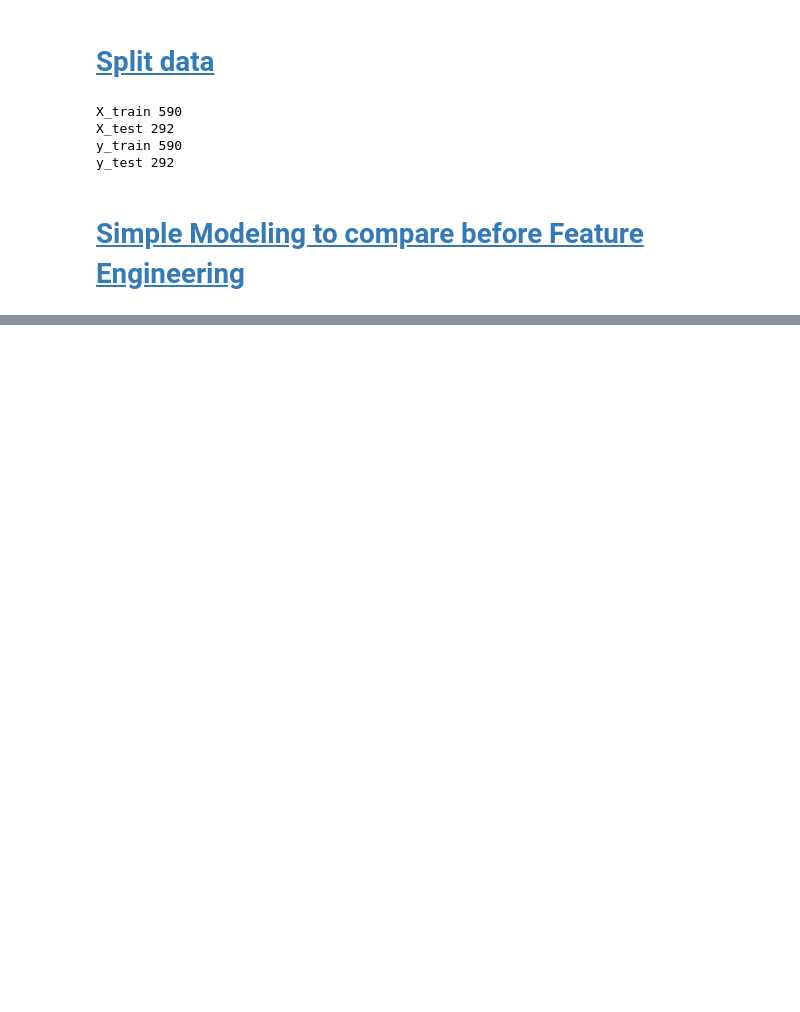
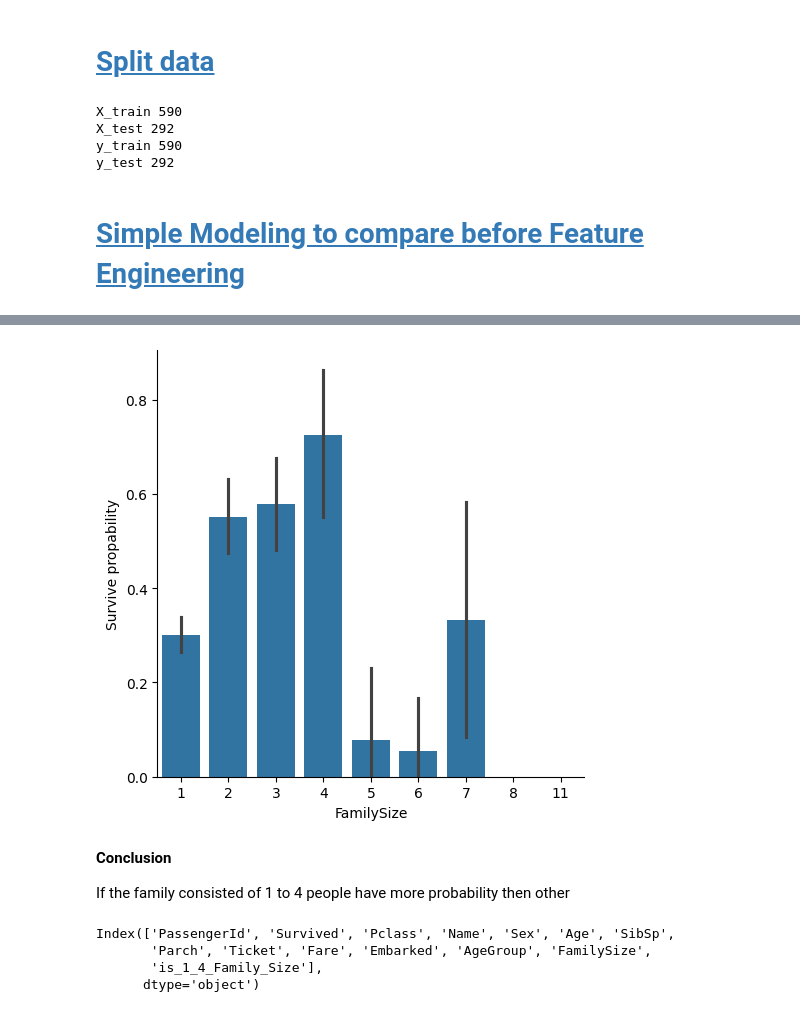
Before and after one commit to Moraw1993/Programowanie-SI, a Jupyter notebook: 5. Sklearn/titanic.ipynb, the cells around one changed output, grey strips where cells are left out. Cells and saved outputs as stored; diff of their text form; code cells hidden in the pictures; blank space fills up the shorter version.

```diff
--- a/5. Sklearn/titanic.ipynb
+++ b/5. Sklearn/titanic.ipynb
@@ -928,0 +998,6 @@ Testing Accuracy: % 80.82
+# %%
+df_fe = df_org.copy()
+
+bins = [0, 10, 19, 60, np.inf]
+labels = ['dzieci', 'młodzież', 'dorośli', 'osoby_starsze']
+df_fe['AgeGroup'] = pd.cut(df_fe['Age'], bins=bins, labels=labels)
@@ -928,0 +1010,3 @@ Testing Accuracy: % 80.82
+# %%
+df_fe['FamilySize'] = df_fe['SibSp'] + df_fe['Parch'] + 1
+df_fe.head(10)
@@ -928,0 +1025,18 @@ Testing Accuracy: % 80.82
+# %%
+cp= sns.catplot(df_fe, x='FamilySize', y='Survived', kind='bar')
+cp.set_ylabels('Survive propability')
+plt.show()
+# %% [output]
+[figure, added]
+# %% [markdown]
+**Conclusion**
+
+If the family consisted of 1 to 4 people have more probability then other
+# %%
+df_fe['is_1_4_Family_Size'] = df_fe['FamilySize'].between(1,4).astype(int)
+df_fe.columns
+# %% [output]
+Index(['PassengerId', 'Survived', 'Pclass', 'Name', 'Sex', 'Age', 'SibSp',
+       'Parch', 'Ticket', 'Fare', 'Embarked', 'AgeGroup', 'FamilySize',
+       'is_1_4_Family_Size'],
+      dtype='object')
```
Also changed, not shown: parts of 62 cells of this notebook, 1 other file.
